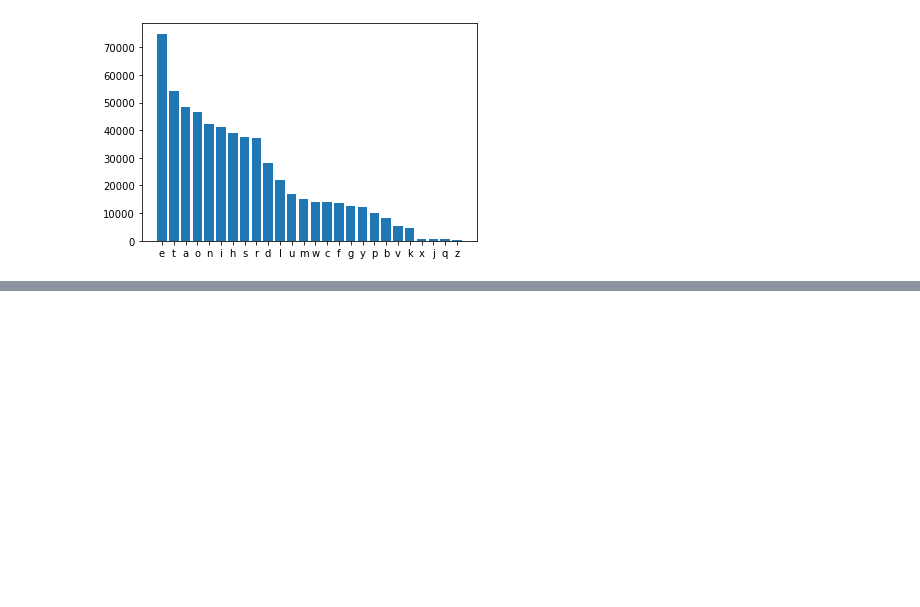
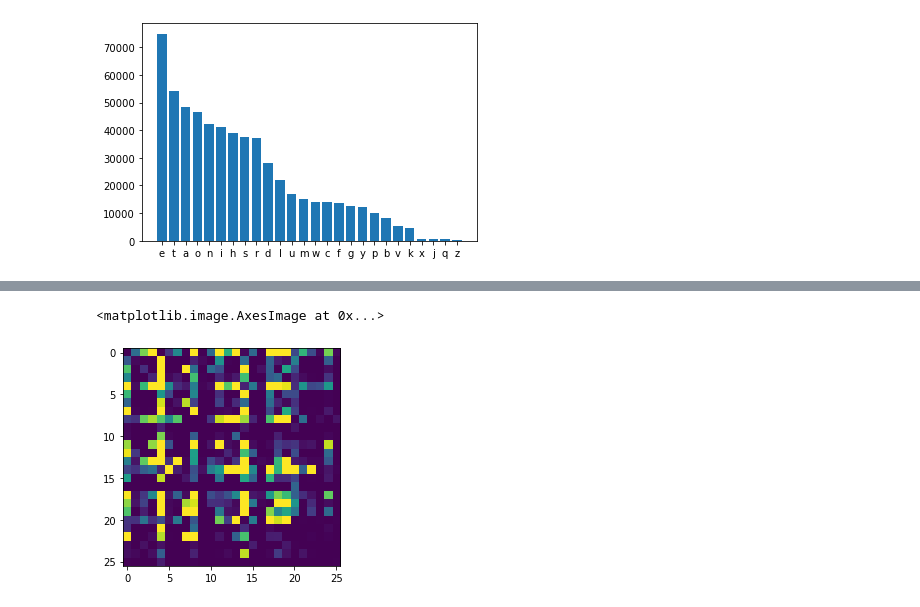
Before and after one commit to akaufman22/RandomNotebooks, a Jupyter notebook: TextEntropy/TextAnalysis.ipynb, the cells around one changed output, grey strips where cells are left out. Saved outputs shown, nothing was run; the diff lists cells and outputs as text; code cells hidden in the pictures; blank space fills up the shorter version.

```diff
--- a/TextEntropy/TextAnalysis.ipynb
+++ b/TextEntropy/TextAnalysis.ipynb
@@ -105,0 +115,8 @@ plt.show()
+# %%
+#slow pandas
+"""
+prob_lead = pd.DataFrame(index = list(letters), columns = list(letters), data = np.zeros((len(letters), len(letters))))
+for i, l in enumerate(text):
+    if (l in letters) and (text[i-1] in letters):
+        prob_lead.loc[text[i-1], l] += 1
+"""
@@ -105,0 +144,7 @@ plt.show()
+# %%
+prob_lead = np.zeros((len(letters), len(letters)))
+for i, l in enumerate(text):
+    if (l in letters) and (text[i-1] in letters):
+        prob_lead[letters.index(text[i-1]), letters.index(l)] += 1
+prob_lead = pd.DataFrame(index = list(letters), columns = list(letters), data = prob_lead)
+prob_lead
@@ -105,0 +170,5 @@ plt.show()
+# %%
+plt.imshow(prob_lead, vmax=2000)
+# %% [output]
+<matplotlib.image.AxesImage at 0x...>
+[figure, added]
```
Also changed, not shown: parts of 8 cells of this notebook.
